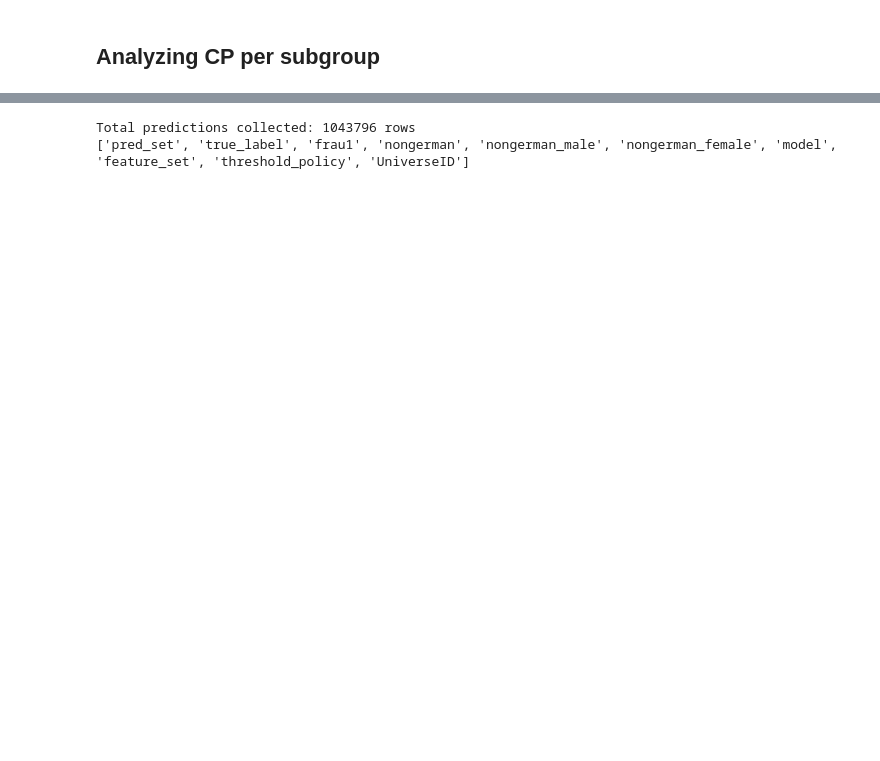
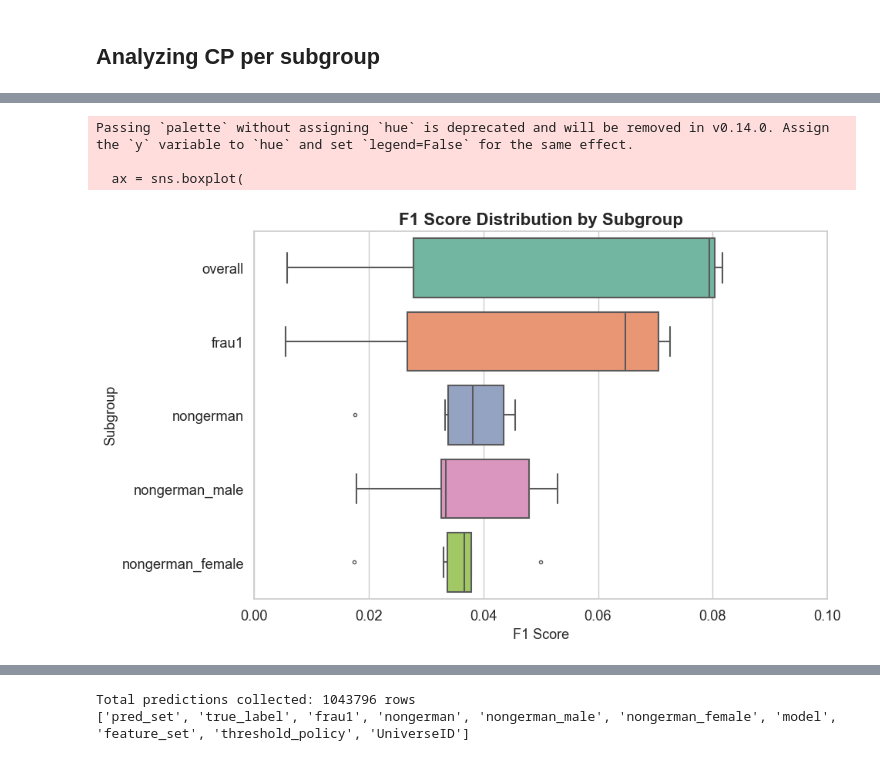
Before and after one commit to jsbroden/CMA_Fairness, a Jupyter notebook: 03_cp_m.ipynb, the cells around one changed output, grey strips where cells are left out. Saved outputs shown, nothing was run; the diff lists cells and outputs as text; code cells hidden in the pictures; blank space fills up the shorter version.

Commit message:
added cp visualizations

```diff
--- a/03_cp_m.ipynb
+++ b/03_cp_m.ipynb
@@ -231,9 +215,7 @@ nongerman_female  0.019815  0.037927       5965.0           0.888972
 metrics_by_universe = {}
 records = []
 
-for universe in universes:
-    model_type = universe['model']
-    feature_flag = universe['feature_set']
+for model_type, feature_flag in unique_combos:
     universe_id = f"{model_type}_{feature_flag}"
     model_path = f"./models/{universe_id}.joblib"
     model = load(model_path)
@@ -246,13 +228,13 @@ for universe in universes:
     pred_sets = conformal_prediction_sets(model, X_calib, y_calib.to_numpy(), X_test, alpha=0.1)
     cp_groups_df = build_cp_groups(pred_sets, y_test, X_test.index, X_test_f)
     metrics = compute_subgroup_metrics(cp_groups_df)
-    metrics_by_universe[universe['id']] = metrics
+    metrics_by_universe[universe_id] = metrics
 
     for subgroup, row in metrics.iterrows():
         if row is not None:
             row_dict = row.to_dict()
             row_dict.update({
-                "UniverseID": universe['id'],
+                "UniverseID": universe_id,
                 "Model": model_type,
                 "FeatureSet": feature_flag,
                 "Subgroup": subgroup
@@ -261,5 +243,7 @@ for universe in universes:
 
 # Combine into a single DataFrame
 all_metrics_df = pd.DataFrame(records)
+
+# ToDo: twice as long as necessary -> probably because of thresholds (15&30 will have the same results) again?
 # %%
 all_metrics_df.to_csv("./output/conformal_subgroup_metrics.csv", index=False)
@@ -265,0 +283,48 @@ all_metrics_df.to_csv("./output/conformal_subgroup_metrics.csv", index=False)
+# %%
+import matplotlib.pyplot as plt
+import seaborn as sns
+
+# Set plot style
+sns.set(style="whitegrid", font_scale=1.2)
+
+# Drop rows with missing F1 scores
+filtered_df = all_metrics_df.dropna(subset=["F1"])
+
+# Count number of observations per subgroup for annotation
+subgroup_counts = filtered_df["Subgroup"].value_counts()
+
+# Create figure
+plt.figure(figsize=(10, 6))
+
+# Custom color palette
+palette = sns.color_palette("Set2", n_colors=5)
+
+# Horizontal boxplot (f1 on x-axis)
+ax = sns.boxplot(
+    y="Subgroup",
+    x="F1",
+    data=filtered_df,
+    palette=palette,
+    linewidth=1.5,
+    fliersize=3
+)
+
+# Annotate with number of data points
+for i, subgroup in enumerate(ax.get_yticklabels()):
+    count = subgroup_counts.get(subgroup.get_text(), 0)
+    #ax.text(0.02, i, f"n={count}", ha='left', va='center', fontsize=10, color='gray')
+
+# Axis labels and title
+ax.set_title("F1 Score Distribution by Subgroup", fontsize=16, weight='bold')
+ax.set_xlabel("F1 Score", fontsize=13)
+ax.set_ylabel("Subgroup", fontsize=13)
+plt.xlim(0, 0.1)
+
+# Final layout adjustments
+plt.tight_layout()
+plt.show()
+# %% [output]
+Passing `palette` without assigning `hue` is deprecated and will be removed in v0.14.0. Assign the `y` variable to `hue` and set `legend=False` for the same effect.
+
+  ax = sns.boxplot(
+[figure, added]
```
Also changed, not shown: parts of 12 cells of this notebook, 9 other files.
